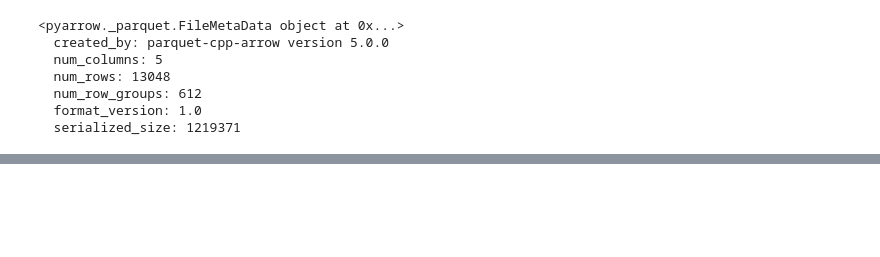
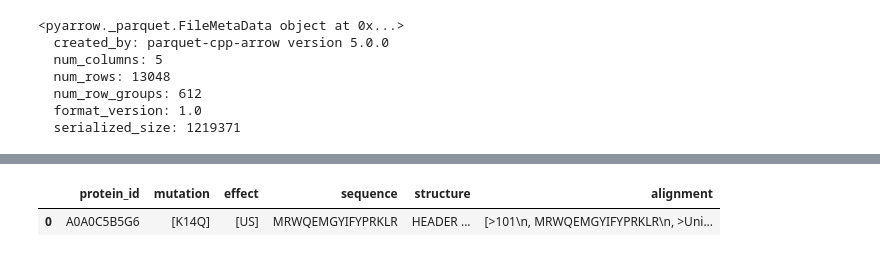
Before and after one commit to elaspic/cagi6-submission, a Jupyter notebook: notebooks/30_humsavar.ipynb, the cells around one changed output, grey strips where cells are left out. Saved outputs shown, nothing was run; the diff lists cells and outputs as text; code cells hidden in the pictures; blank space fills up the shorter version.

```diff
--- a/notebooks/30_humsavar.ipynb
+++ b/notebooks/30_humsavar.ipynb
@@ -644,0 +670,5 @@ pfile_2.metadata
+# %%
+pfile_2.read_row_group(0).to_pandas()
+# %% [output]
+|  | protein_id | mutation | effect | sequence | structure | alignment |
+| 0 | A0A0C5B5G6 | [K14Q] | [US] | MRWQEMGYIFYPRKLR | HEADER ... | [>101\n, MRWQEMGYIFYPRKLR\n, >Uni... |
```
Also changed, not shown: parts of 10 cells of this notebook.
